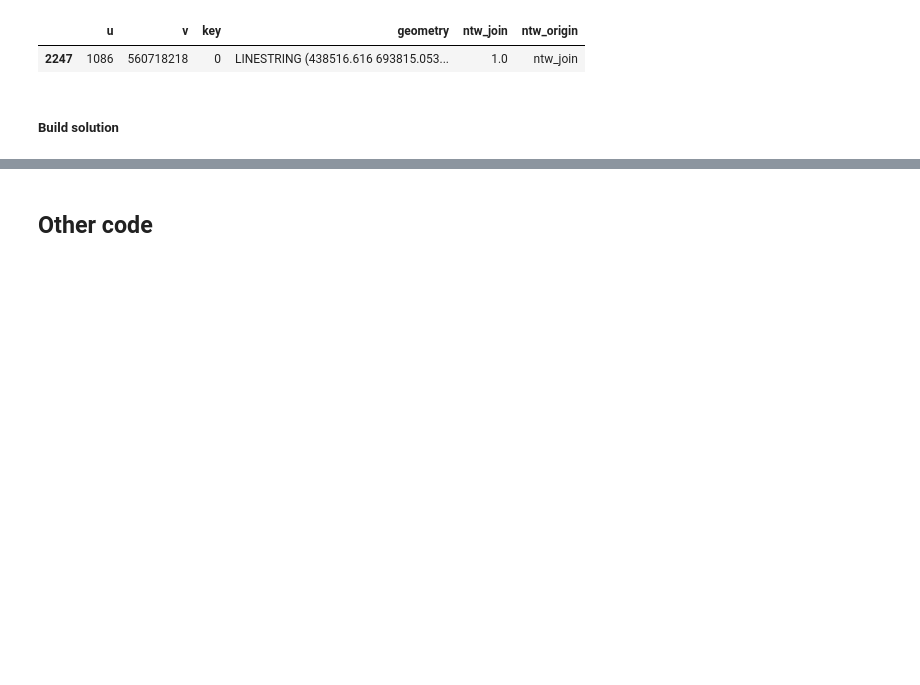
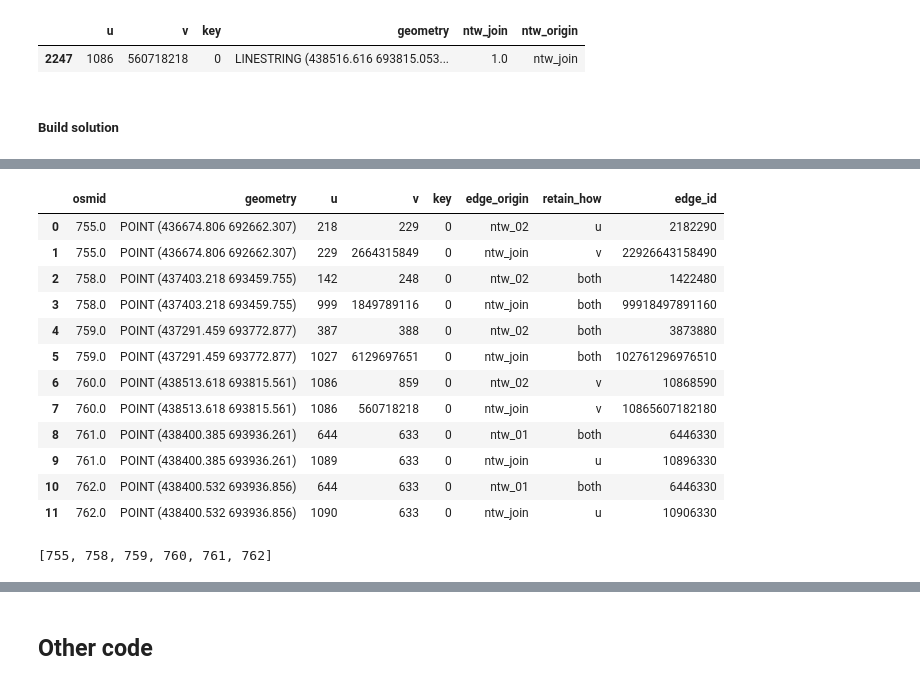
Before and after one commit to Observatorio-Ciudades/accesibilidad-urbana, a Jupyter notebook: notebooks/projects/volvo/09_tessellations_boeing_ntw_join_pt2.ipynb, the cells around one changed output, grey strips where cells are left out. Cells and saved outputs as stored; diff of their text form; code cells hidden in the pictures; blank space fills up the shorter version.

```diff
--- a/notebooks/projects/volvo/09_tessellations_boeing_ntw_join_pt2.ipynb
+++ b/notebooks/projects/volvo/09_tessellations_boeing_ntw_join_pt2.ipynb
@@ -1521,6 +1563,11 @@ intersection_nodes_comp = intersection_nodes[['osmid','u_2','v_2','key_2','geome
 intersection_nodes_comp.rename(columns={'u_2':'u',
                                         'v_2':'v',
                                         'key_2':'key'},inplace=True)
+
+# Specify which edge to keep after spliting each edge with the intersection_nodes_comp
+# ('both' keeps both sides of split, 'u' or 'v' only keeps the side connected to that node.)
+# ('both' activates 'return_all' in function edge_clipping())
+intersection_nodes_comp['retain_how'] = 'both'
 
 # Apply network_intersections_update() function
 comp_nodes_i, comp_edges_i = network_intersections_update(current_ntw_nodes = comp_uncovered_nodes,
@@ -1887,6 +1934,12 @@ dtype: object
 #### Update the boing network (Some new edges must be created for some connections to be performed later on)
 # %%
 # Apply network_intersections_update() function
+
+# Specify which edge to keep after spliting each edge with the intersection_nodes_2
+# ('both' keeps both sides of split, 'u' or 'v' only keeps the side connected to that node.)
+# ('both' activates 'return_all' in function edge_clipping())
+intersection_nodes_2['retain_how'] = 'both'
+
 # (Second round of intersections, derived from new nodes created from network_02 to edges on network_01)
 boeing_nodes_i2, boeing_edges_i2 = network_intersections_update(current_ntw_nodes = boeing_nodes_i,
                                                                 current_ntw_edges = boeing_edges_i,
@@ -2530,0 +2533,14 @@ related_ntw02_edges
+# %%
+def create_unique_edge_id(edges_gdf):
+    # Turn ID data to string
+    edges_gdf['u'] = edges_gdf['u'].astype('str')
+    edges_gdf['v'] = edges_gdf['v'].astype('str')
+    edges_gdf['key'] = edges_gdf['key'].astype('str')
+    # Concatenate ID data to create unique edge_id
+    edges_gdf['edge_id'] = edges_gdf['u']+edges_gdf['v']+edges_gdf['key']
+    # Turn ID data back to int
+    edges_gdf['u'] = edges_gdf['u'].astype('int')
+    edges_gdf['v'] = edges_gdf['v'].astype('int')
+    edges_gdf['key'] = edges_gdf['key'].astype('int')
+
+    return edges_gdf
@@ -2530,0 +2843,20 @@ related_ntw02_edges
+# %%
+intersection_nodes_3
+# %% [output]
+|  | osmid | geometry | u | v | key | edge_origin | retain_how | edge_id |
+| 0 | 755.0 | POINT (436674.806 692662.307) | 218 | 229 | 0 | ntw_02 | u | 2182290 |
+| 1 | 755.0 | POINT (436674.806 692662.307) | 229 | 2664315849 | 0 | ntw_join | v | 22926643158490 |
+| 2 | 758.0 | POINT (437403.218 693459.755) | 142 | 248 | 0 | ntw_02 | both | 1422480 |
+| 3 | 758.0 | POINT (437403.218 693459.755) | 999 | 1849789116 | 0 | ntw_join | both | 99918497891160 |
+| 4 | 759.0 | POINT (437291.459 693772.877) | 387 | 388 | 0 | ntw_02 | both | 3873880 |
+| 5 | 759.0 | POINT (437291.459 693772.877) | 1027 | 6129697651 | 0 | ntw_join | both | 102761296976510 |
+| 6 | 760.0 | POINT (438513.618 693815.561) | 1086 | 859 | 0 | ntw_02 | v | 10868590 |
+| 7 | 760.0 | POINT (438513.618 693815.561) | 1086 | 560718218 | 0 | ntw_join | v | 10865607182180 |
+| 8 | 761.0 | POINT (438400.385 693936.261) | 644 | 633 | 0 | ntw_01 | both | 6446330 |
+| 9 | 761.0 | POINT (438400.385 693936.261) | 1089 | 633 | 0 | ntw_join | u | 10896330 |
+| 10 | 762.0 | POINT (438400.532 693936.856) | 644 | 633 | 0 | ntw_01 | both | 6446330 |
+| 11 | 762.0 | POINT (438400.532 693936.856) | 1090 | 633 | 0 | ntw_join | u | 10906330 |
+# %%
+all_join_osmids
+# %% [output]
+[755, 758, 759, 760, 761, 762]
```
Also changed, not shown: parts of 34 cells of this notebook.
